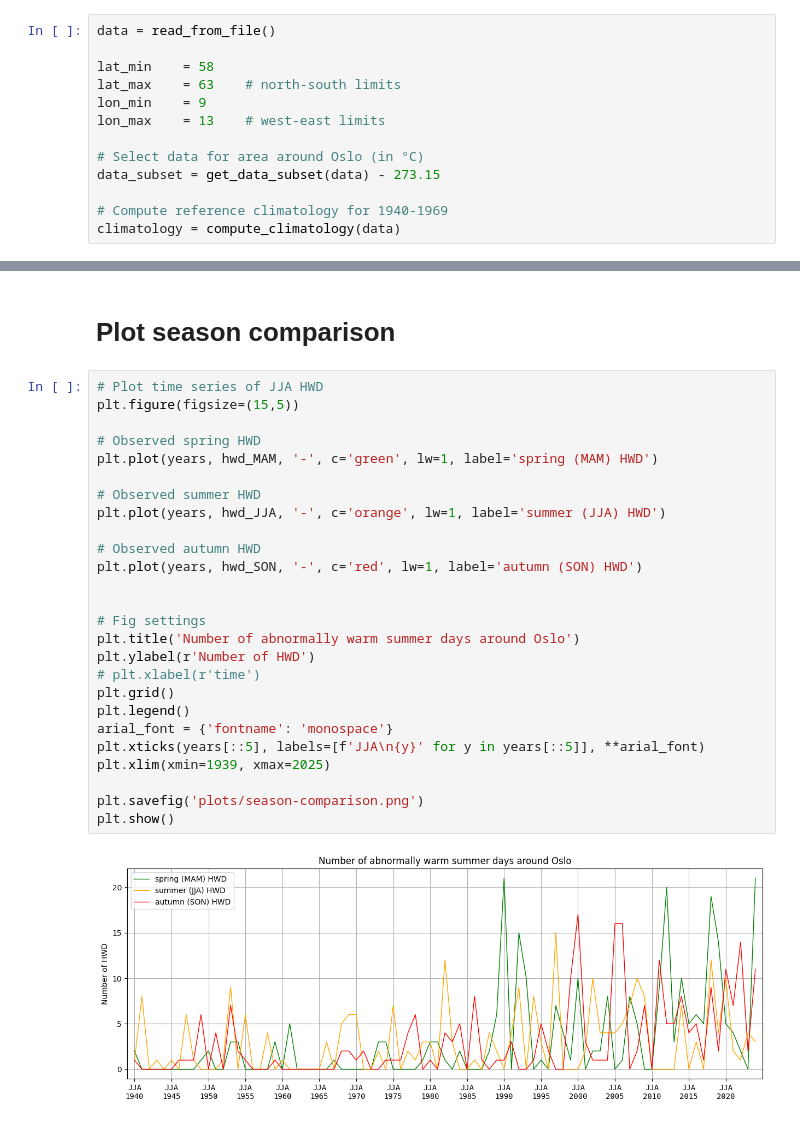
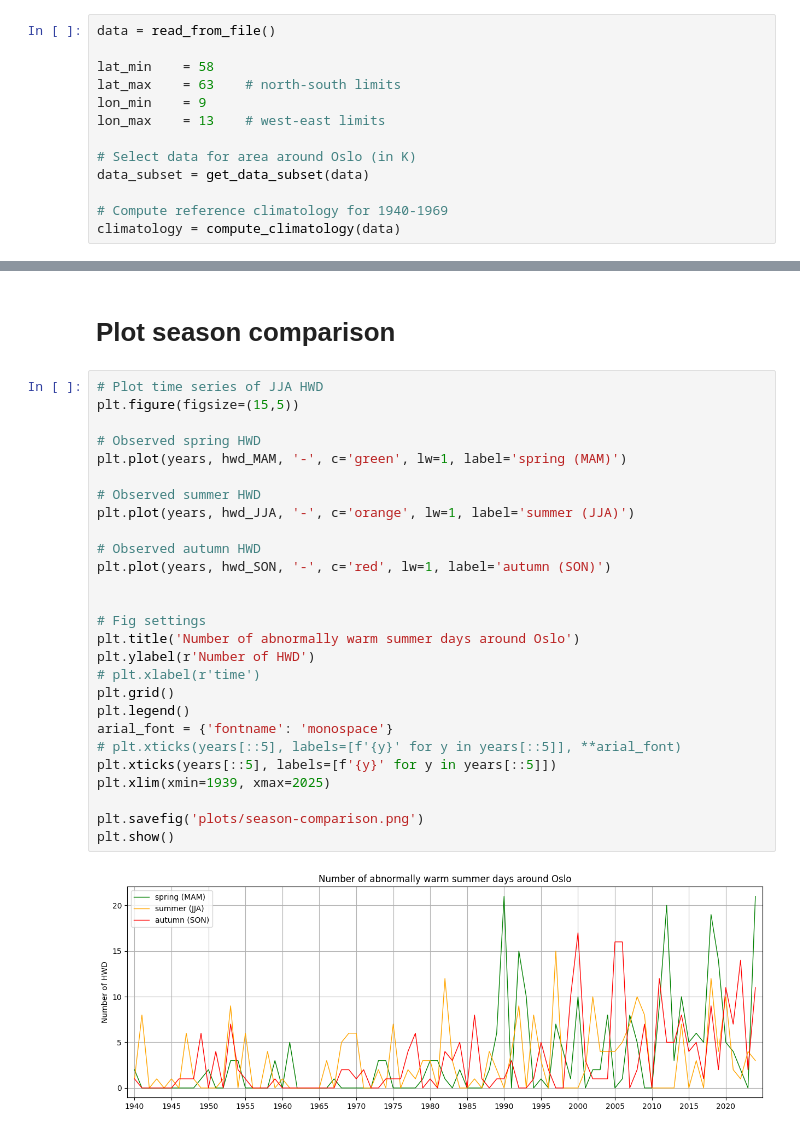
Before and after one commit to stine-fohrmann/63-741-predict-climate, a Jupyter notebook: homework-stat-predict.ipynb, the cells around one changed output, grey strips where cells are left out. Cells and saved outputs as stored; diff of their text form.

```diff
--- a/homework-stat-predict.ipynb
+++ b/homework-stat-predict.ipynb
@@ -25,8 +25,8 @@ lat_max    = 63    # north‑south limits
 lon_min    = 9
 lon_max    = 13    # west‑east limits
 
-# Select data for area around Oslo (in °C)
-data_subset = get_data_subset(data) - 273.15
+# Select data for area around Oslo (in K)
+data_subset = get_data_subset(data)
 
 # Compute reference climatology for 1940-1969
 climatology = compute_climatology(data)
@@ -158,28 +158,29 @@ plt.show()
 # %%
 # Plot time series of JJA HWD
 plt.figure(figsize=(15,5))
 
 # Observed spring HWD
-plt.plot(years, hwd_MAM, '-', c='green', lw=1, label='spring (MAM) HWD')
+plt.plot(years, hwd_MAM, '-', c='green', lw=1, label='spring (MAM)')
 
 # Observed summer HWD
-plt.plot(years, hwd_JJA, '-', c='orange', lw=1, label='summer (JJA) HWD')
+plt.plot(years, hwd_JJA, '-', c='orange', lw=1, label='summer (JJA)')
 
 # Observed autumn HWD
-plt.plot(years, hwd_SON, '-', c='red', lw=1, label='autumn (SON) HWD')
+plt.plot(years, hwd_SON, '-', c='red', lw=1, label='autumn (SON)')
 
 
 # Fig settings
 plt.title('Number of abnormally warm summer days around Oslo')
 plt.ylabel(r'Number of HWD')
 # plt.xlabel(r'time')
 plt.grid()
 plt.legend()
 arial_font = {'fontname': 'monospace'}
-plt.xticks(years[::5], labels=[f'JJA\n{y}' for y in years[::5]], **arial_font)
+# plt.xticks(years[::5], labels=[f'{y}' for y in years[::5]], **arial_font)
+plt.xticks(years[::5], labels=[f'{y}' for y in years[::5]])
 plt.xlim(xmin=1939, xmax=2025)
 
 plt.savefig('plots/season-comparison.png')
 plt.show()
 # %% [output]
-[figure, old version]
+[figure, new version]
```
Also changed, not shown: 3 other files.
